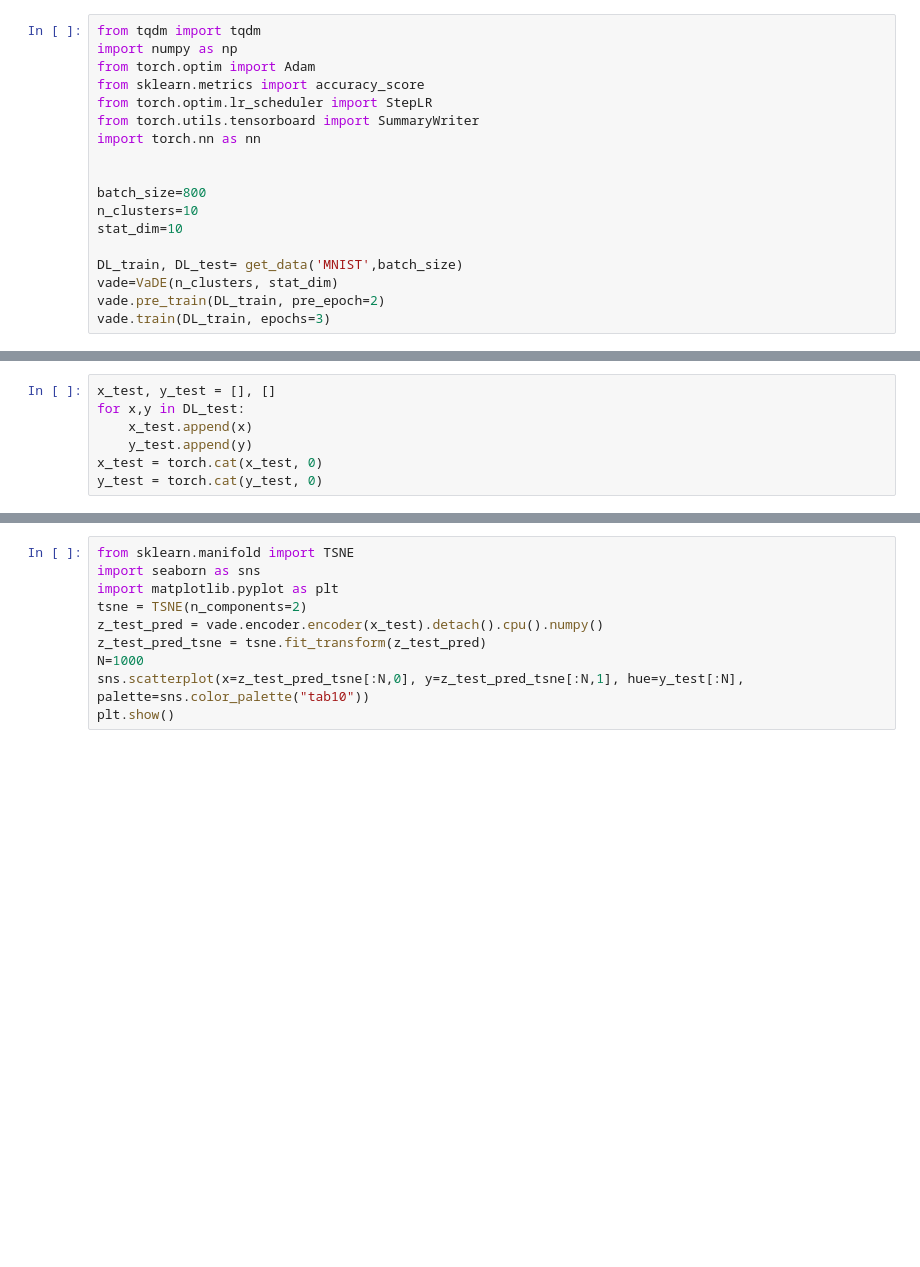
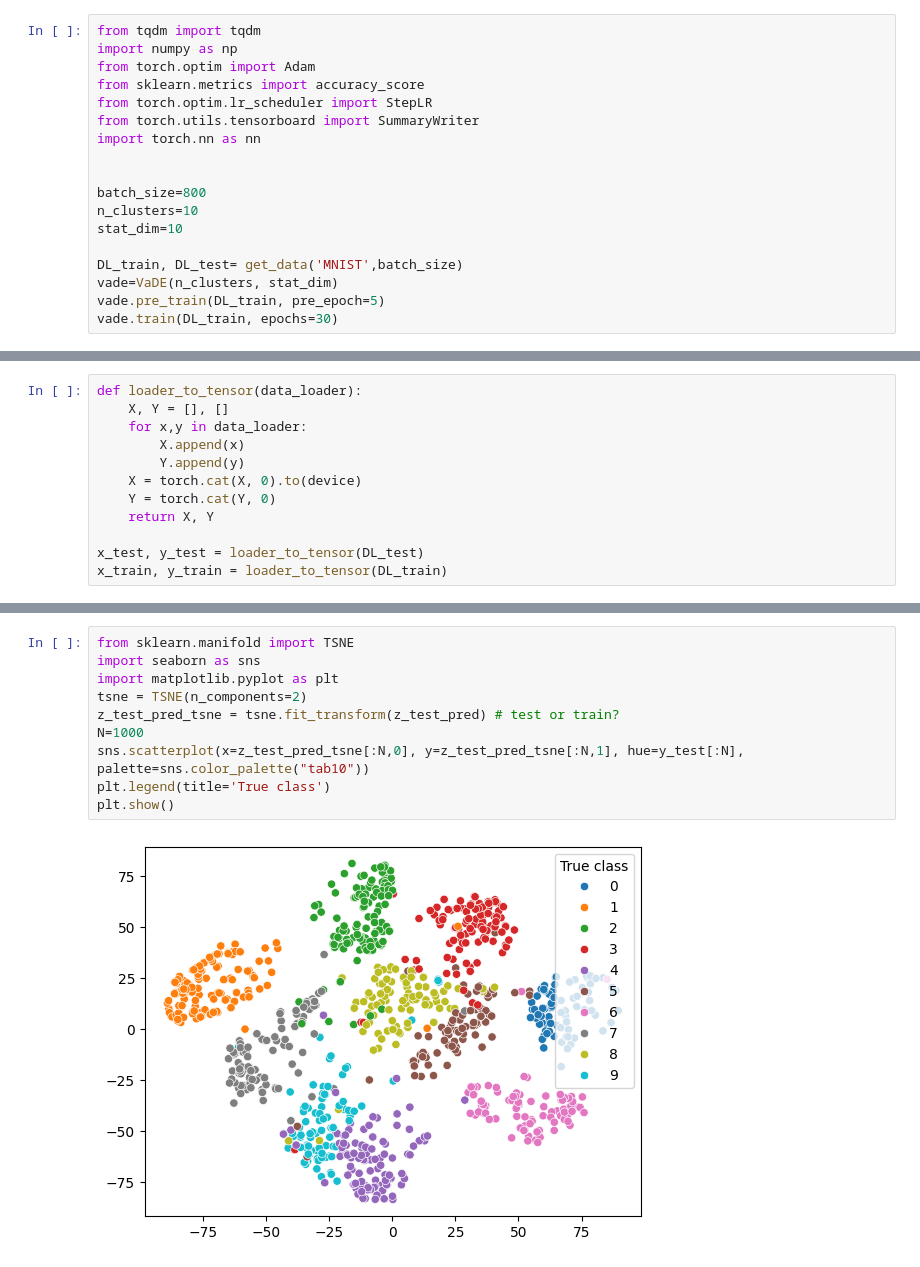
Before and after one commit to Szymon164/MUML_Project, a Jupyter notebook: Vade_working.ipynb, the cells around one changed output, grey strips where cells are left out. Saved outputs shown, nothing was run; the diff lists cells and outputs as text; blank space fills up the shorter version.

```diff
--- a/Vade_working.ipynb
+++ b/Vade_working.ipynb
@@ -300,6 +327,6 @@ stat_dim=10
 
 DL_train, DL_test= get_data('MNIST',batch_size)
 vade=VaDE(n_clusters, stat_dim)
-vade.pre_train(DL_train, pre_epoch=2)
-vade.train(DL_train, epochs=3)
+vade.pre_train(DL_train, pre_epoch=5)
+vade.train(DL_train, epochs=30)
 # %% [output]
@@ -317,7 +346,12 @@ KeyboardInterrupt:
 # %%
-x_test, y_test = [], []
-for x,y in DL_test:
-    x_test.append(x)
-    y_test.append(y)
-x_test = torch.cat(x_test, 0)
-y_test = torch.cat(y_test, 0)
+def loader_to_tensor(data_loader):
+    X, Y = [], []
+    for x,y in data_loader:
+        X.append(x)
+        Y.append(y)
+    X = torch.cat(X, 0).to(device)
+    Y = torch.cat(Y, 0)
+    return X, Y
+
+x_test, y_test = loader_to_tensor(DL_test)
+x_train, y_train = loader_to_tensor(DL_train)
@@ -324,10 +390,12 @@ y_test = torch.cat(y_test, 0)
 # %%
 from sklearn.manifold import TSNE
 import seaborn as sns
 import matplotlib.pyplot as plt
 tsne = TSNE(n_components=2)
-z_test_pred = vade.encoder.encoder(x_test).detach().cpu().numpy()
-z_test_pred_tsne = tsne.fit_transform(z_test_pred)
+z_test_pred_tsne = tsne.fit_transform(z_test_pred) # test or train?
 N=1000
 sns.scatterplot(x=z_test_pred_tsne[:N,0], y=z_test_pred_tsne[:N,1], hue=y_test[:N], palette=sns.color_palette("tab10"))
+plt.legend(title='True class')
 plt.show()
+# %% [output]
+[figure, added]
```
Also changed, not shown: parts of 15 cells of this notebook.
